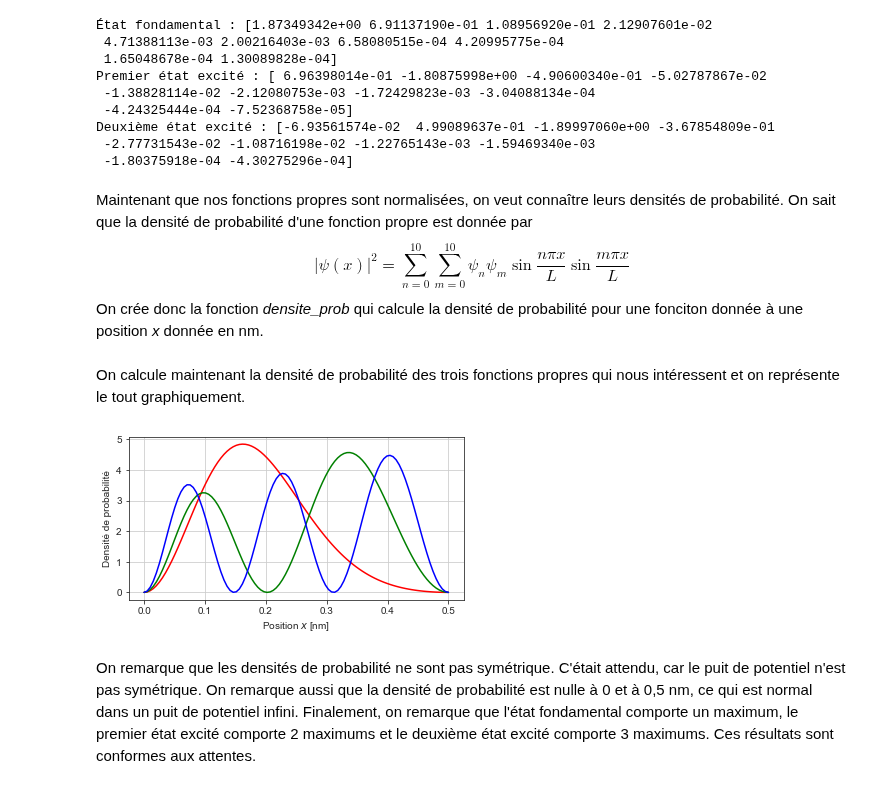
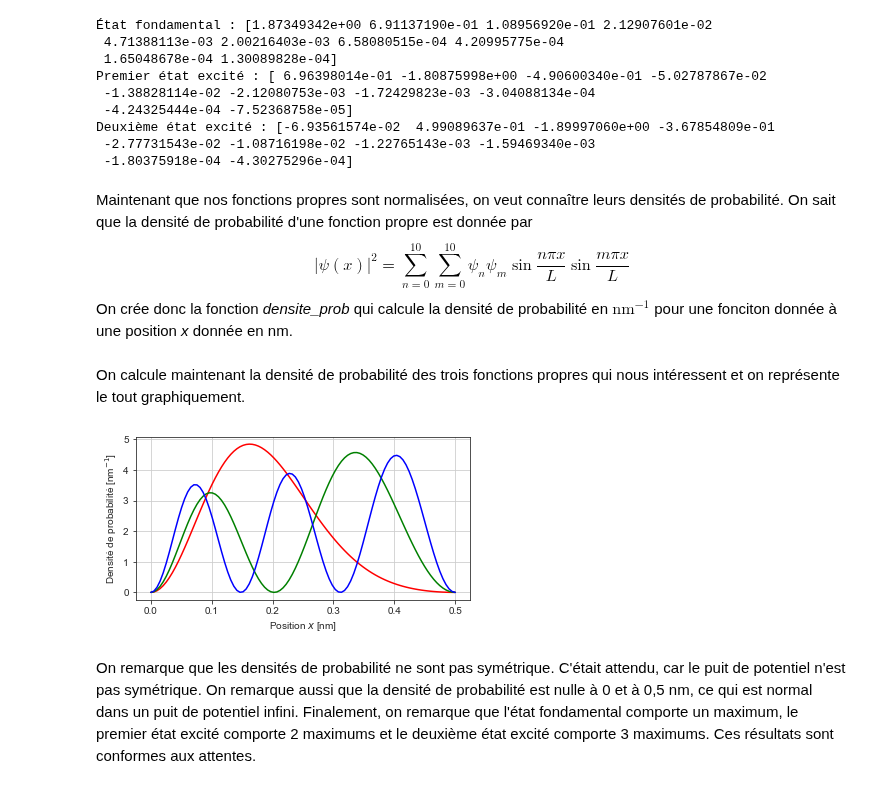
Before and after one commit to Jordan-Charest/PhysNum, a Jupyter notebook: TP2/TP2.ipynb, the cells around one changed output. Saved outputs shown, nothing was run; the diff lists cells and outputs as text; code cells hidden in the pictures.

```diff
--- a/TP2/TP2.ipynb
+++ b/TP2/TP2.ipynb
@@ -277,7 +277,7 @@ Deuxième état excité : [-6.93561574e-02  4.99089637e-01 -1.89997060e+00 -3.67
 # %% [markdown]
 Maintenant que nos fonctions propres sont normalisées, on veut connaître leurs densités de probabilité. On sait que la densité de probabilité d'une fonction propre est donnée par
 $$|\psi(x)|^2 = \sum_{n=0}^{10}\sum_{m=0}^{10}\psi_n\psi_m\sin\frac{n\pi x}{L}\sin\frac{m\pi x}{L}$$
-On crée donc la fonction *densite_prob* qui calcule la densité de probabilité pour une fonciton donnée à une position *x* donnée en nm.
+On crée donc la fonction *densite_prob* qui calcule la densité de probabilité en $\text{nm}^{-1}$ pour une fonciton donnée à une position *x* donnée en nm.
 # %%
 # Calcule la densité de probabilité
 # Arguments :
@@ -296,34 +296,34 @@ On calcule maintenant la densité de probabilité des trois fonctions propres qu
 # %%
 x = np.linspace(0, 0.5, 100)
 
 # État fondamental
 D_0 = []
 for i in x:
     D_0.append(densite_prob(i, psi_0))
 
 # État fondamental
 D_1 = []
 for i in x:
     D_1.append(densite_prob(i, psi_1))
 
 # État fondamental
 D_2 = []
 for i in x:
     D_2.append(densite_prob(i, psi_2))
 
 
 # On représente graphiquement
 sns.set_style('ticks')
 plt.figure(figsize=(6,3))
 plt.plot(x, D_0, 'r', label='État fondamental')
 plt.plot(x, D_1, 'g', label='Premier état excité')
 plt.plot(x, D_2, 'b', label='Deuxième état excité')
-plt.ylabel('Densité de probabilité')
+plt.ylabel('Densité de probabilité [nm$^{-1}$]')
 plt.xlabel('Position $x$ [nm]')
 plt.grid()
 plt.show()
 # %% [output]
-[figure, old version]
+[figure, new version]
 # %% [markdown]
 On remarque que les densités de probabilité ne sont pas symétrique. C'était attendu, car le puit de potentiel n'est pas symétrique. On remarque aussi que la densité de probabilité est nulle à 0 et à 0,5 nm, ce qui est normal dans un puit de potentiel infini. Finalement, on remarque que l'état fondamental comporte un maximum, le premier état excité comporte 2 maximums et le deuxième état excité comporte 3 maximums. Ces résultats sont conformes aux attentes.
 # %% [markdown]
```
Also changed, not shown: parts of 1 cell of this notebook.
